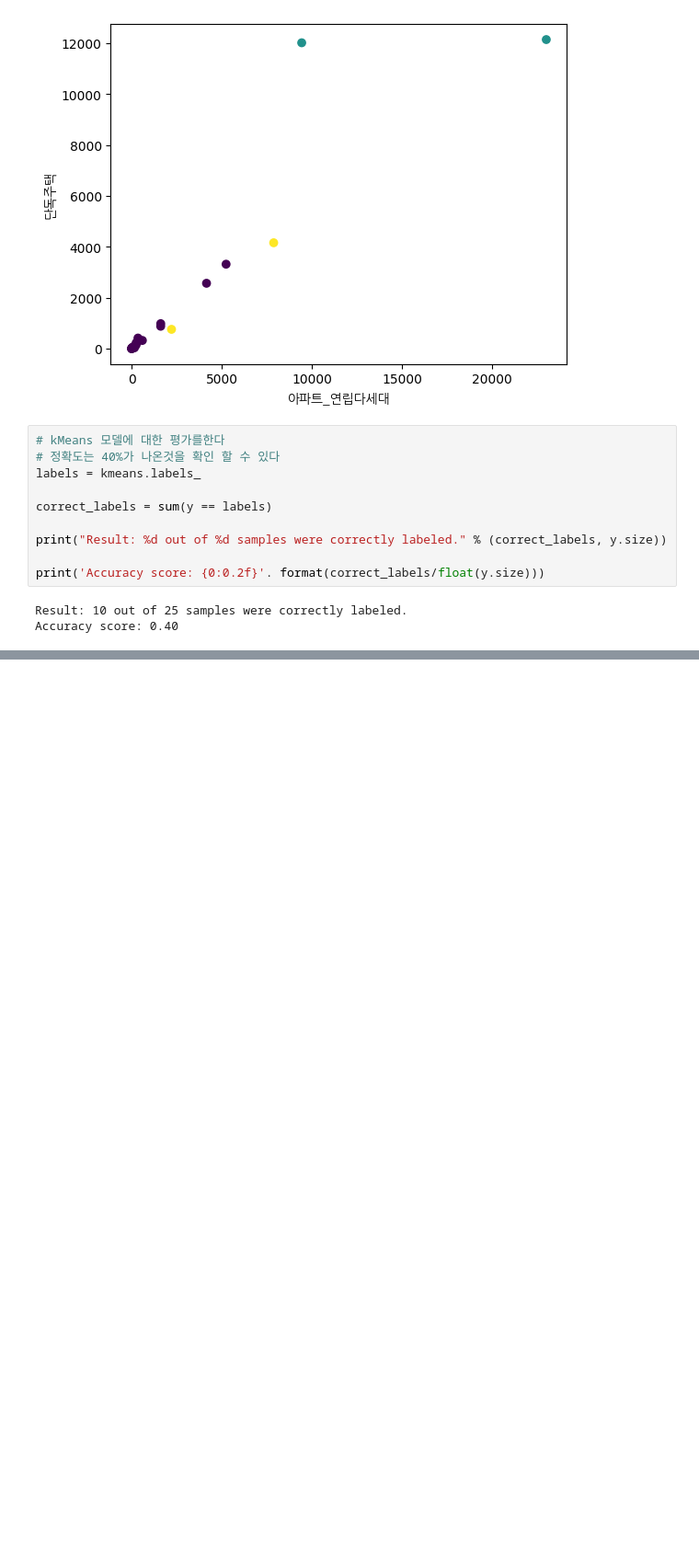
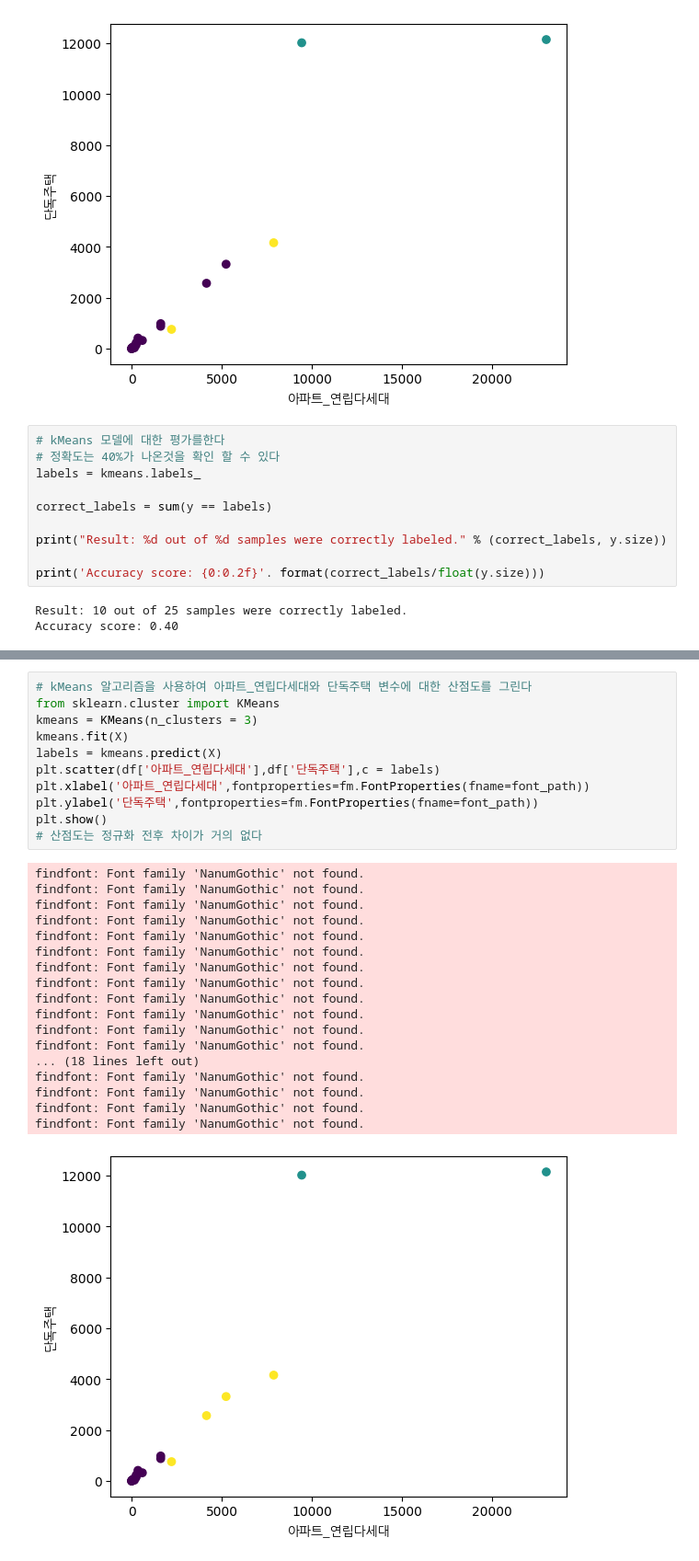
Before and after one commit to Konkuk-Univ-Glocal-Campus/ml202401-midterm-2wnsqo, a Jupyter notebook: MidTermClustering.ipynb, the cells around one changed output, grey strips where cells are left out. Shown at 92% size. Saved outputs shown, nothing was run; the diff lists cells and outputs as text; blank space fills up the shorter version.

```diff
--- a/MidTermClustering.ipynb
+++ b/MidTermClustering.ipynb
@@ -363,0 +445,30 @@ In Scikit-learn's documentation, you can see that a model like this one, with cl
+# %%
+# kMeans 알고리즘을 사용하여 아파트_연립다세대와 단독주택 변수에 대한 산점도를 그린다
+from sklearn.cluster import KMeans
+kmeans = KMeans(n_clusters = 3)
+kmeans.fit(X)
+labels = kmeans.predict(X)
+plt.scatter(df['아파트_연립다세대'],df['단독주택'],c = labels)
+plt.xlabel('아파트_연립다세대',fontproperties=fm.FontProperties(fname=font_path))
+plt.ylabel('단독주택',fontproperties=fm.FontProperties(fname=font_path))
+plt.show()
+# 산점도는 정규화 전후 차이가 거의 없다
+# %% [output]
+findfont: Font family 'NanumGothic' not found.
+findfont: Font family 'NanumGothic' not found.
+findfont: Font family 'NanumGothic' not found.
+findfont: Font family 'NanumGothic' not found.
+findfont: Font family 'NanumGothic' not found.
+findfont: Font family 'NanumGothic' not found.
+findfont: Font family 'NanumGothic' not found.
+findfont: Font family 'NanumGothic' not found.
+findfont: Font family 'NanumGothic' not found.
+findfont: Font family 'NanumGothic' not found.
+findfont: Font family 'NanumGothic' not found.
+findfont: Font family 'NanumGothic' not found.
+... (18 lines left out)
+findfont: Font family 'NanumGothic' not found.
+findfont: Font family 'NanumGothic' not found.
+findfont: Font family 'NanumGothic' not found.
+findfont: Font family 'NanumGothic' not found.
+[figure, added]
```
Also changed, not shown: parts of 11 cells of this notebook.
